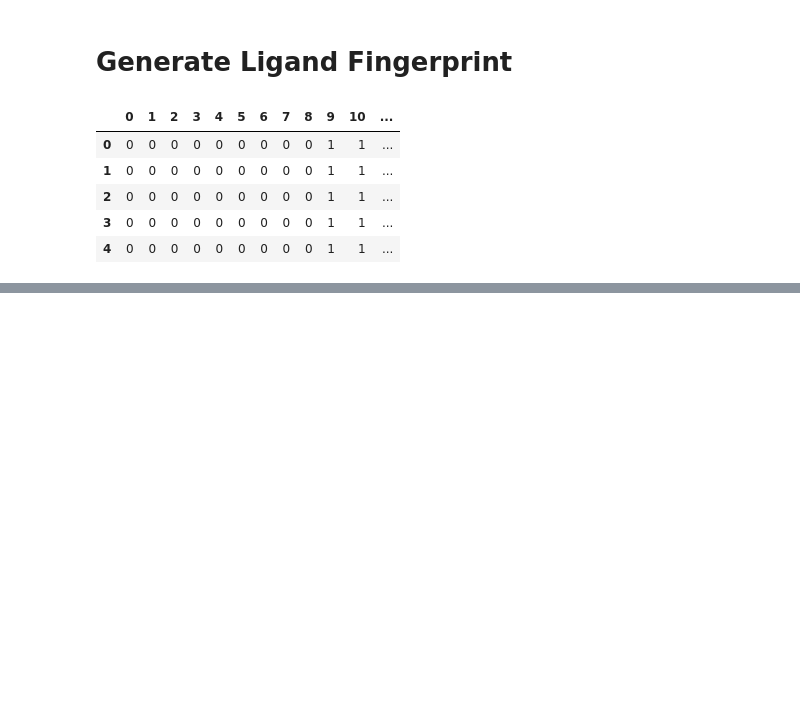
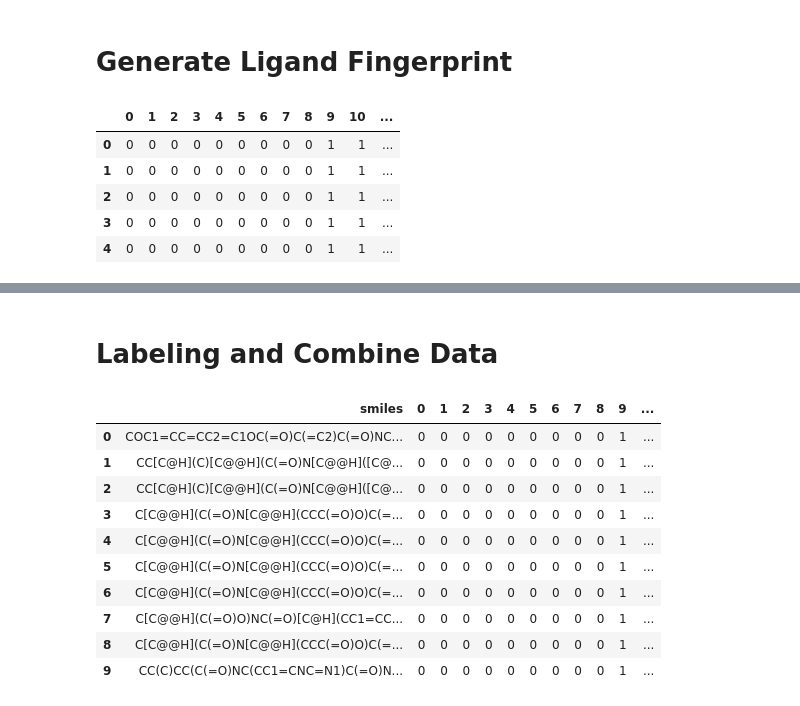
Before and after one commit to fzl-22/in-silico-approach-on-herbal-compound-identification, a Jupyter notebook: src/main.ipynb, the cells around one changed output, grey strips where cells are left out. Drawn from its saved outputs; the diff is of its cells as text; code cells hidden in the pictures; blank space fills up the shorter version.

```diff
--- a/src/main.ipynb
+++ b/src/main.ipynb
@@ -311,0 +336,20 @@ compound_fingerprints_df.to_csv('../data/fingerprints/ligand_fingerprints.csv')
+# %% [markdown]
+# Labeling and Combine Data
+# %%
+ligand_pubchem_fingerprint = pd.read_csv("../data/fingerprints/ligand_fingerprints.csv")
+ligand_pubchem_fingerprint.drop(columns=['Unnamed: 0', 'cid', 'cmpdname'], axis=1, inplace=True)
+ligand_pubchem_fingerprint.rename(columns={'isosmiles':'smiles'}, inplace=True)
+ligand_pubchem_fingerprint['class'] = 1
+ligand_pubchem_fingerprint.head(10)
+# %% [output]
+|  | smiles | 0 | 1 | 2 | 3 | 4 | 5 | 6 | 7 | 8 | 9 | ... |
+| 0 | COC1=CC=CC2=C1OC(=O)C(=C2)C(=O)NC... | 0 | 0 | 0 | 0 | 0 | 0 | 0 | 0 | 0 | 1 | ... |
+| 1 | CC[C@H](C)[C@@H](C(=O)N[C@@H]([C@... | 0 | 0 | 0 | 0 | 0 | 0 | 0 | 0 | 0 | 1 | ... |
+| 2 | CC[C@H](C)[C@@H](C(=O)N[C@@H]([C@... | 0 | 0 | 0 | 0 | 0 | 0 | 0 | 0 | 0 | 1 | ... |
+| 3 | C[C@@H](C(=O)N[C@@H](CCC(=O)O)C(=... | 0 | 0 | 0 | 0 | 0 | 0 | 0 | 0 | 0 | 1 | ... |
+| 4 | C[C@@H](C(=O)N[C@@H](CCC(=O)O)C(=... | 0 | 0 | 0 | 0 | 0 | 0 | 0 | 0 | 0 | 1 | ... |
+| 5 | C[C@@H](C(=O)N[C@@H](CCC(=O)O)C(=... | 0 | 0 | 0 | 0 | 0 | 0 | 0 | 0 | 0 | 1 | ... |
+| 6 | C[C@@H](C(=O)N[C@@H](CCC(=O)O)C(=... | 0 | 0 | 0 | 0 | 0 | 0 | 0 | 0 | 0 | 1 | ... |
+| 7 | C[C@@H](C(=O)O)NC(=O)[C@H](CC1=CC... | 0 | 0 | 0 | 0 | 0 | 0 | 0 | 0 | 0 | 1 | ... |
+| 8 | C[C@@H](C(=O)N[C@@H](CCC(=O)O)C(=... | 0 | 0 | 0 | 0 | 0 | 0 | 0 | 0 | 0 | 1 | ... |
+| 9 | CC(C)CC(C(=O)NC(CC1=CNC=N1)C(=O)N... | 0 | 0 | 0 | 0 | 0 | 0 | 0 | 0 | 0 | 1 | ... |
```
Also changed, not shown: parts of 7 cells of this notebook, 8 other files.
